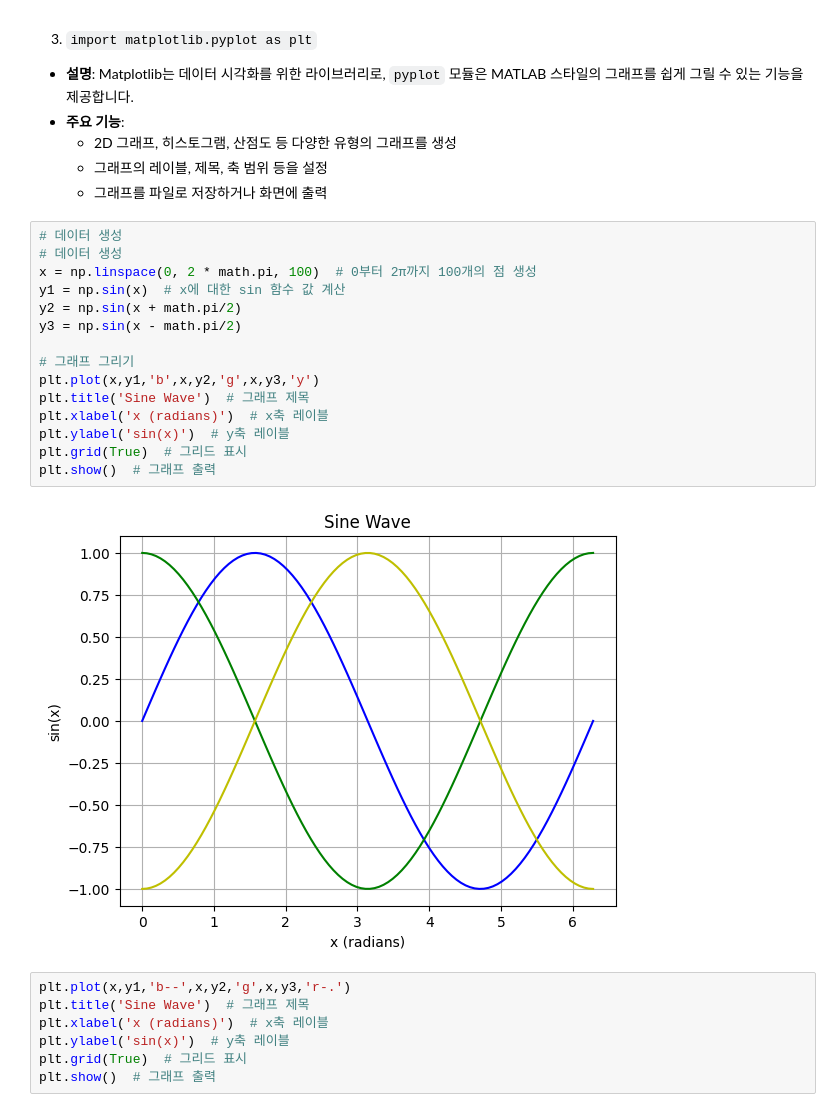
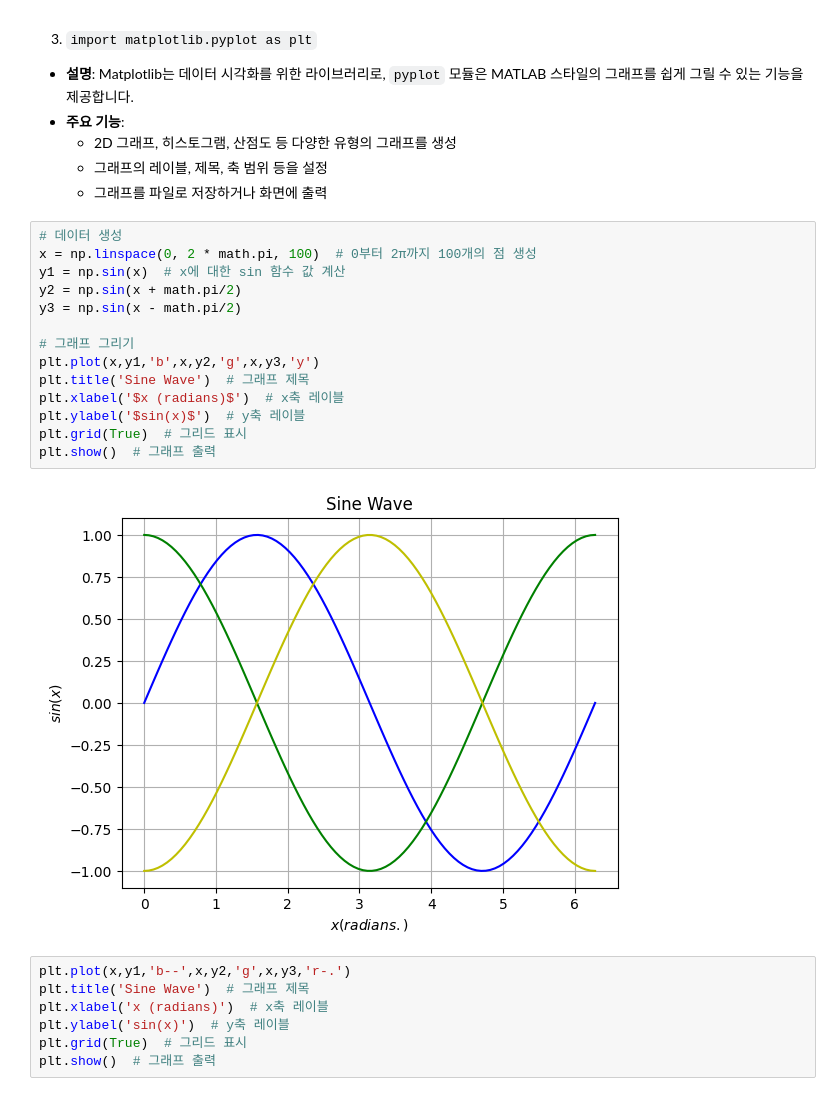
Before and after one commit to jwlee95/DSP_Class2025, a Jupyter notebook: Ch01_디지털_신호_처리의_개요.ipynb, the cells around one changed output. Cells and saved outputs as stored; diff of their text form.

```diff
--- a/Ch01_디지털_신호_처리의_개요.ipynb
+++ b/Ch01_디지털_신호_처리의_개요.ipynb
@@ -410,22 +449,21 @@ import matplotlib.pyplot as plt
     - 그래프의 레이블, 제목, 축 범위 등을 설정
     - 그래프를 파일로 저장하거나 화면에 출력
 # %%
-# 데이터 생성
 # 데이터 생성
 x = np.linspace(0, 2 * math.pi, 100)  # 0부터 2π까지 100개의 점 생성
 y1 = np.sin(x)  # x에 대한 sin 함수 값 계산
 y2 = np.sin(x + math.pi/2)
 y3 = np.sin(x - math.pi/2)
 
 # 그래프 그리기
 plt.plot(x,y1,'b',x,y2,'g',x,y3,'y')
 plt.title('Sine Wave')  # 그래프 제목
-plt.xlabel('x (radians)')  # x축 레이블
-plt.ylabel('sin(x)')  # y축 레이블
+plt.xlabel('$x (radians)$')  # x축 레이블
+plt.ylabel('$sin(x)$')  # y축 레이블
 plt.grid(True)  # 그리드 표시
 plt.show()  # 그래프 출력
 # %% [output]
-[figure, old version]
+[figure, new version]
 # %%
 plt.plot(x,y1,'b--',x,y2,'g',x,y3,'r-.')
 plt.title('Sine Wave')  # 그래프 제목
```
Also changed, not shown: parts of 2 cells of this notebook.
